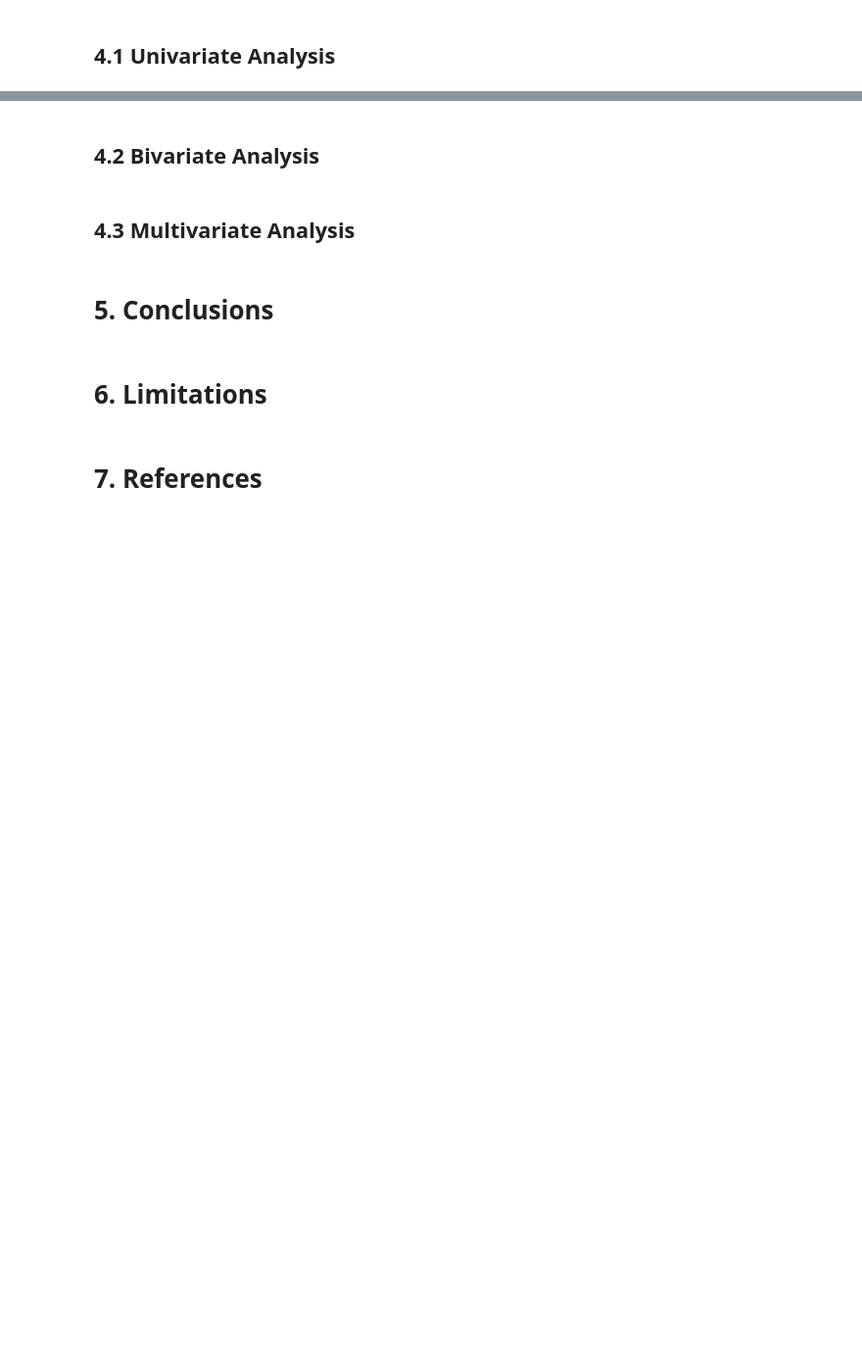
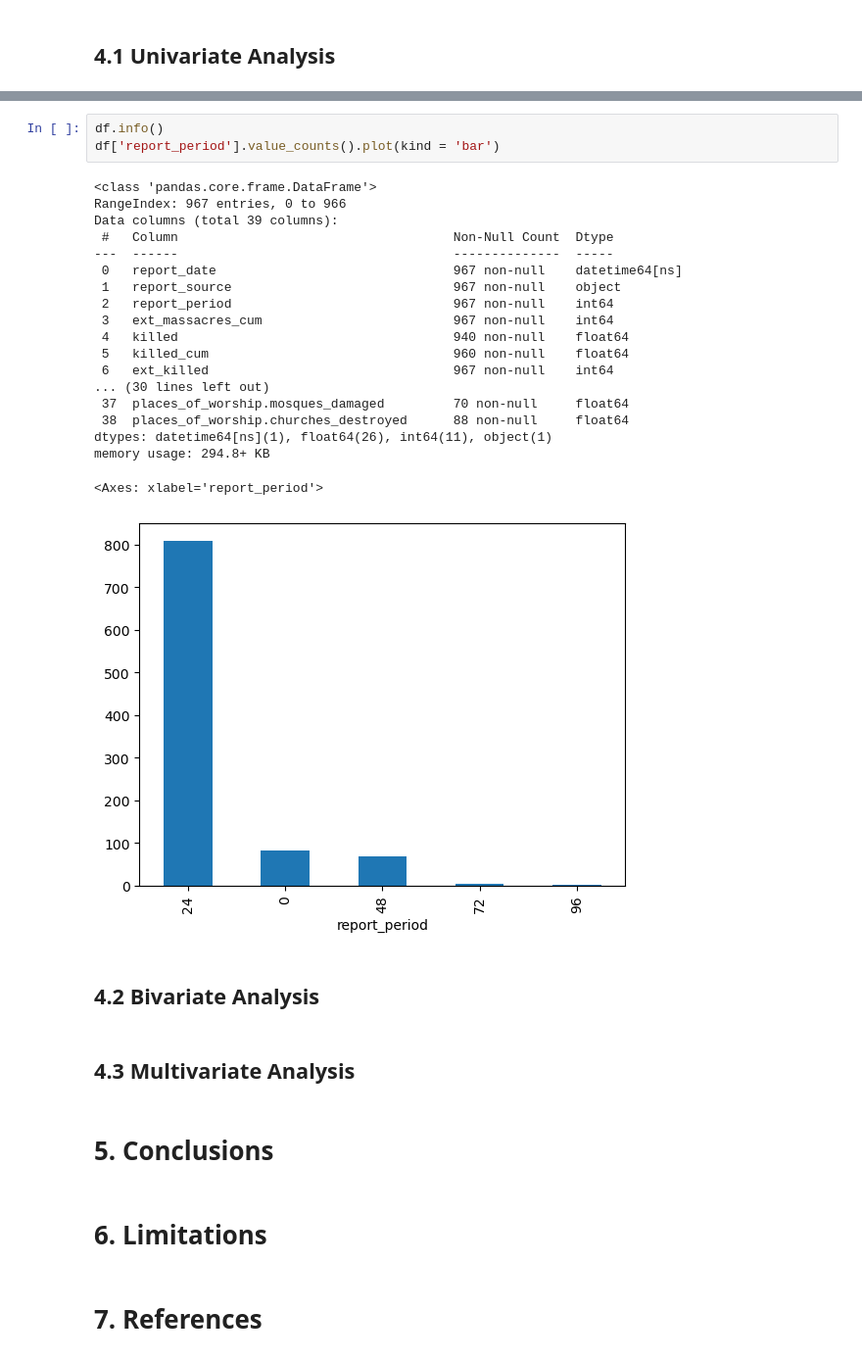
Before and after one commit to aya-alharazin/gaza-humanitarian-data-analysis, a Jupyter notebook: eda.ipynb, the cells around one changed output, grey strips where cells are left out. Shown at 98% size. Cells and saved outputs as stored; diff of their text form; blank space fills up the shorter version.

```diff
--- a/eda.ipynb
+++ b/eda.ipynb
@@ -154,3 +174,26 @@ memory usage: 294.8+ KB
+# %%
+df.info()
+df['report_period'].value_counts().plot(kind = 'bar')
+# %% [output]
+<class 'pandas.core.frame.DataFrame'>
+RangeIndex: 967 entries, 0 to 966
+Data columns (total 39 columns):
+ #   Column                                    Non-Null Count  Dtype
+---  ------                                    --------------  -----
+ 0   report_date                               967 non-null    datetime64[ns]
+ 1   report_source                             967 non-null    object
+ 2   report_period                             967 non-null    int64
+ 3   ext_massacres_cum                         967 non-null    int64
+ 4   killed                                    940 non-null    float64
+ 5   killed_cum                                960 non-null    float64
+ 6   ext_killed                                967 non-null    int64
+... (30 lines left out)
+ 37  places_of_worship.mosques_damaged         70 non-null     float64
+ 38  places_of_worship.churches_destroyed      88 non-null     float64
+dtypes: datetime64[ns](1), float64(26), int64(11), object(1)
+memory usage: 294.8+ KB
+<Axes: xlabel='report_period'>
+[figure, added]
 # %% [markdown]
 ## 4.2 Bivariate Analysis
 # %% [markdown]
```
Also changed, not shown: parts of 3 cells of this notebook.
